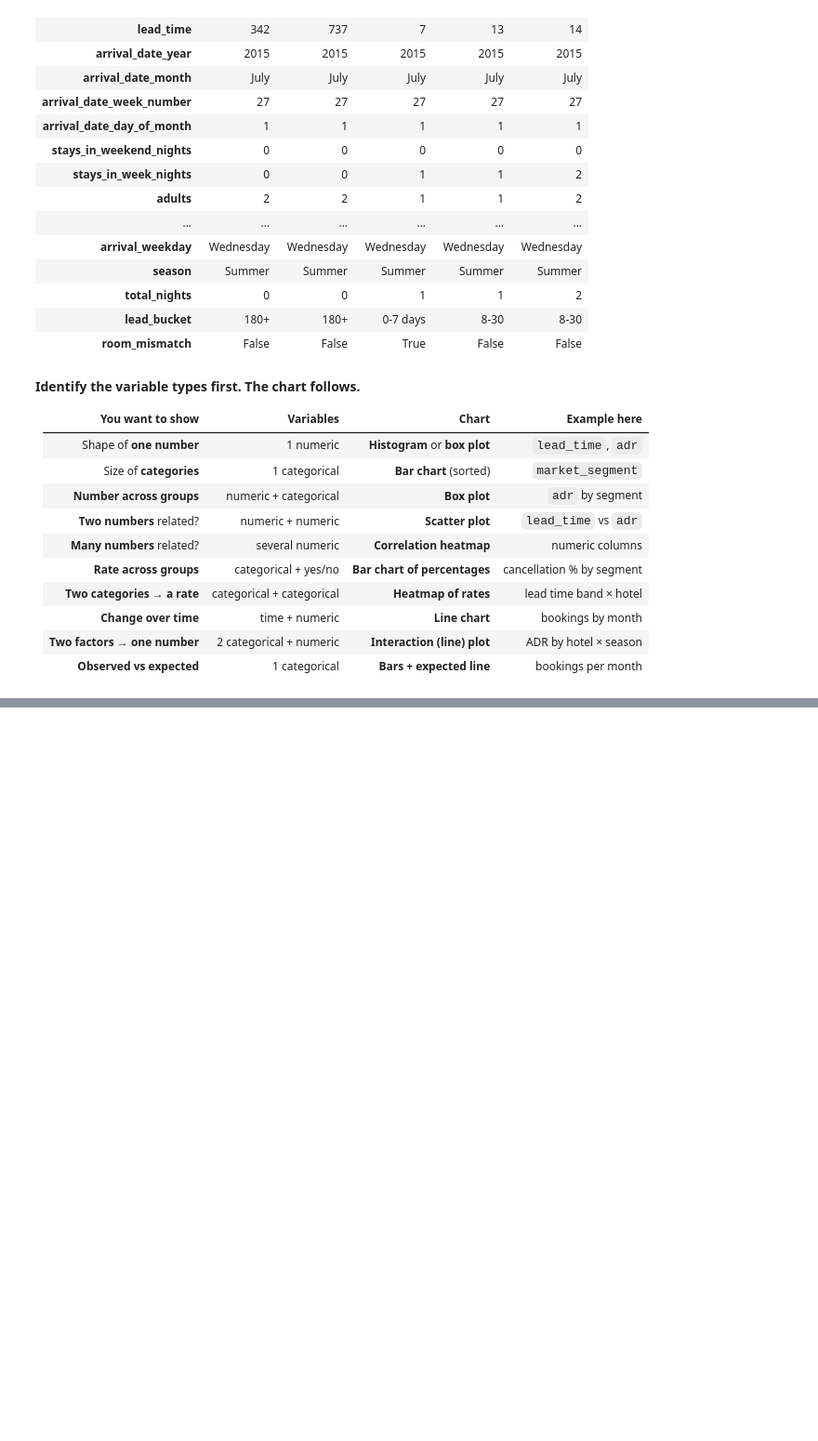
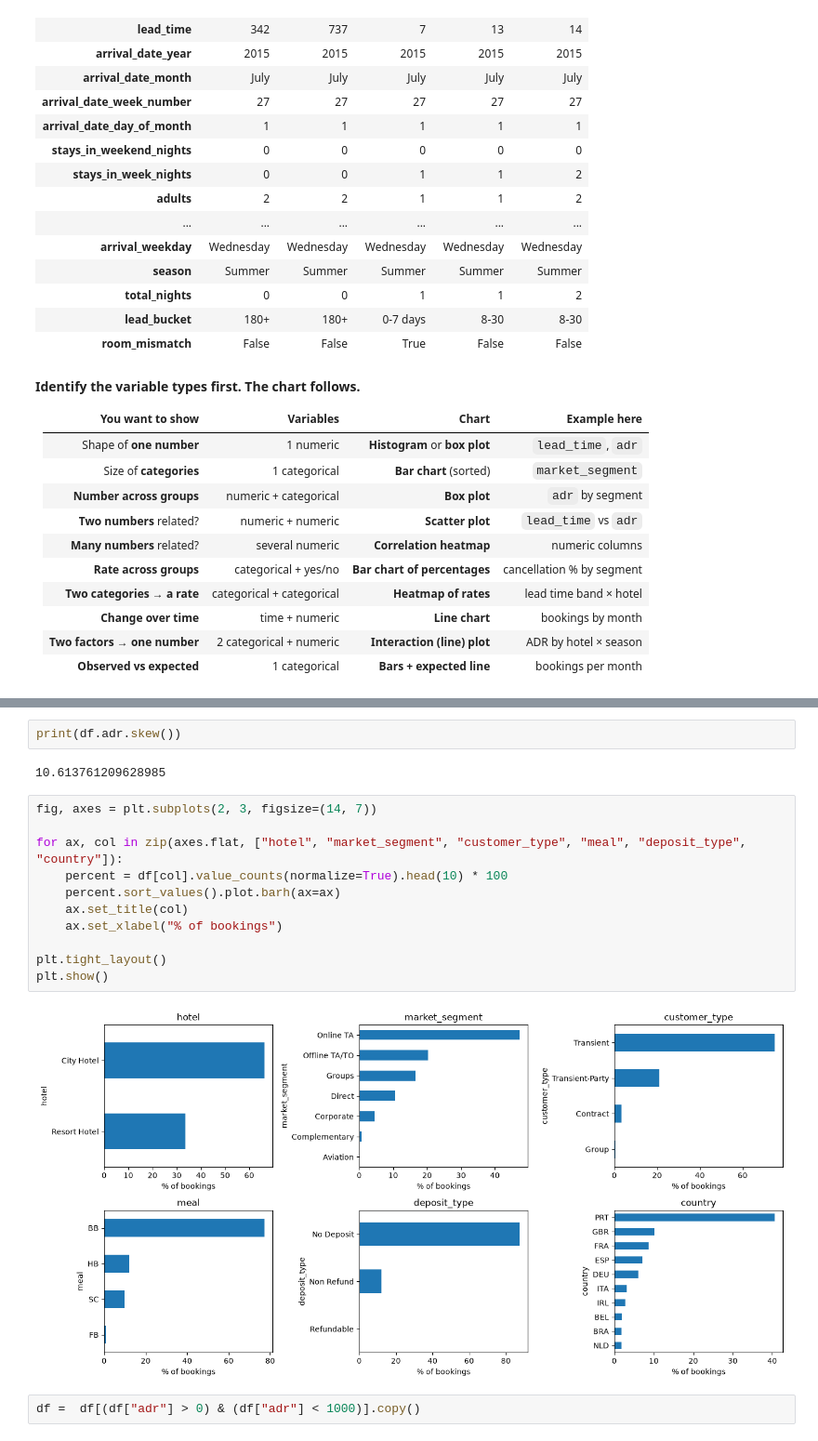
Before and after one commit to prajwal-sv/Data-Analytics, a Jupyter notebook: case study/hotel.ipynb, the cells around one changed output, grey strips where cells are left out. Shown at 93% size. Cells and saved outputs as stored; diff of their text form; blank space fills up the shorter version.

```diff
--- a/case study/hotel.ipynb
+++ b/case study/hotel.ipynb
@@ -189,0 +214,19 @@ sns.histplot(data=df , x = "lead_time")
+# %%
+print(df.adr.skew())
+# %% [output]
+10.613761209628985
+# %%
+fig, axes = plt.subplots(2, 3, figsize=(14, 7))
+
+for ax, col in zip(axes.flat, ["hotel", "market_segment", "customer_type", "meal", "deposit_type", "country"]):
+    percent = df[col].value_counts(normalize=True).head(10) * 100
+    percent.sort_values().plot.barh(ax=ax)
+    ax.set_title(col)
+    ax.set_xlabel("% of bookings")
+
+plt.tight_layout()
+plt.show()
+# %% [output]
+[figure, added]
+# %%
+df =  df[(df["adr"] > 0) & (df["adr"] < 1000)].copy()
```
Also changed, not shown: parts of 14 cells of this notebook.
